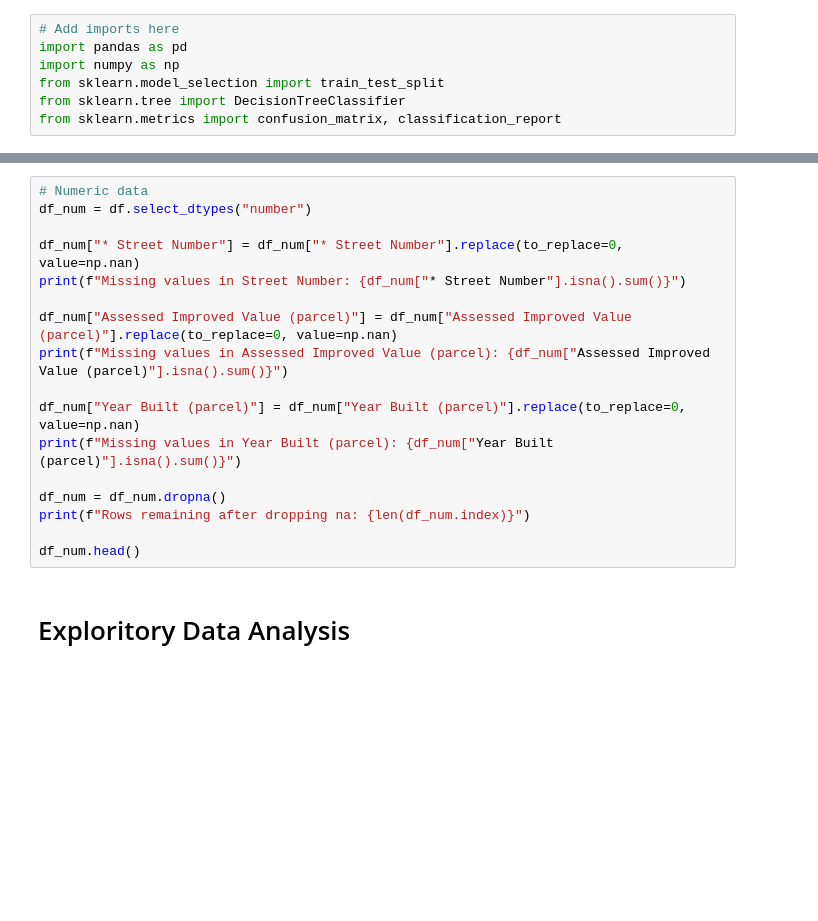
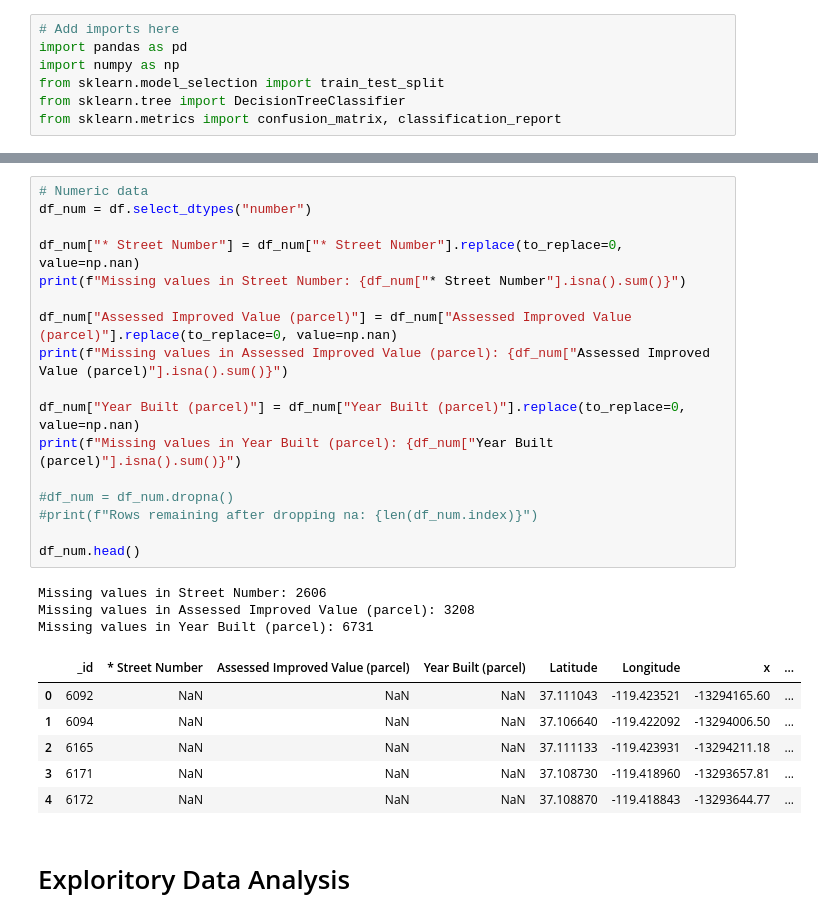
Before and after one commit to NobbyBop/513-final, a Jupyter notebook: final.ipynb, the cells around one changed output, grey strips where cells are left out. Saved outputs shown, nothing was run; the diff lists cells and outputs as text; blank space fills up the shorter version.

```diff
--- a/final.ipynb
+++ b/final.ipynb
@@ -14,20 +22,30 @@ df_obj.head()
 # %%
 # Numeric data
 df_num = df.select_dtypes("number")
 
 df_num["* Street Number"] = df_num["* Street Number"].replace(to_replace=0, value=np.nan)
 print(f"Missing values in Street Number: {df_num["* Street Number"].isna().sum()}")
 
 df_num["Assessed Improved Value (parcel)"] = df_num["Assessed Improved Value (parcel)"].replace(to_replace=0, value=np.nan)
 print(f"Missing values in Assessed Improved Value (parcel): {df_num["Assessed Improved Value (parcel)"].isna().sum()}")
 
 df_num["Year Built (parcel)"] = df_num["Year Built (parcel)"].replace(to_replace=0, value=np.nan)
 print(f"Missing values in Year Built (parcel): {df_num["Year Built (parcel)"].isna().sum()}")
 
-df_num = df_num.dropna()
-print(f"Rows remaining after dropping na: {len(df_num.index)}")
+#df_num = df_num.dropna()
+#print(f"Rows remaining after dropping na: {len(df_num.index)}")
 
 df_num.head()
+# %% [output]
+Missing values in Street Number: 2606
+Missing values in Assessed Improved Value (parcel): 3208
+Missing values in Year Built (parcel): 6731
+|  | _id | * Street Number | Assessed Improved Value (parcel) | Year Built (parcel) | Latitude | Longitude | x | ... |
+| 0 | 6092 | NaN | NaN | NaN | 37.111043 | -119.423521 | -13294165.60 | ... |
+| 1 | 6094 | NaN | NaN | NaN | 37.106640 | -119.422092 | -13294006.50 | ... |
+| 2 | 6165 | NaN | NaN | NaN | 37.111133 | -119.423931 | -13294211.18 | ... |
+| 3 | 6171 | NaN | NaN | NaN | 37.108730 | -119.418960 | -13293657.81 | ... |
+| 4 | 6172 | NaN | NaN | NaN | 37.108870 | -119.418843 | -13293644.77 | ... |
 # %% [markdown]
 # Exploritory Data Analysis
 # %%
```
Also changed, not shown: parts of 13 cells of this notebook.
